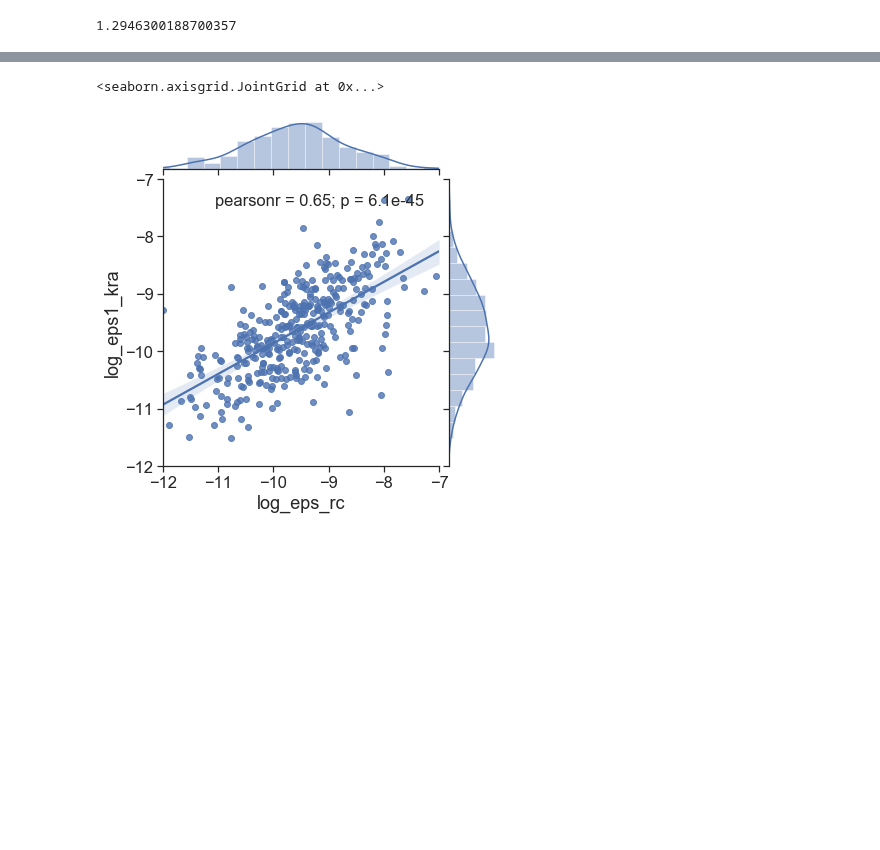
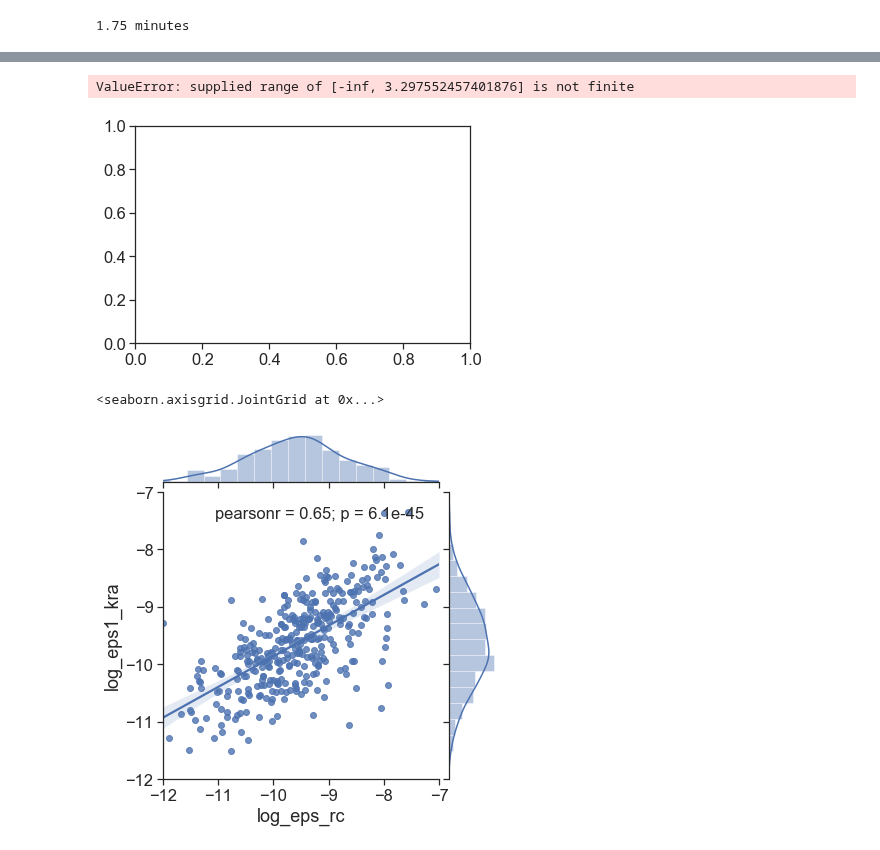
Before and after one commit to sessink/epsilon_from_emapex, a Jupyter notebook: notebooks/epsilon_calculation.ipynb, the cells around one changed output, grey strips where cells are left out. Cells and saved outputs as stored; diff of their text form; code cells hidden in the pictures; blank space fills up the shorter version.

```diff
--- a/notebooks/epsilon_calculation.ipynb
+++ b/notebooks/epsilon_calculation.ipynb
@@ -314,6 +383,8 @@ tms_block = compute_goto_eps(tms_block, p)
 # %timeit prepare_data(tms_block, ctd)
 # %%
 class Parameters(param.Parameterized):
+    from scipy.special import gammaln
+
     # global
     D = param.Number(1.4e-7, doc='Thermal diffusivity')
     nu = param.Number(1.2e-6, doc='Viscosity')
@@ -335,6 +406,7 @@ class Parameters(param.Parameterized):
     dof = param.Number(2, doc='for MLE, degrees of freedom')
 
 p = Parameters()
+p.gammadf = gammaln(p.dof/2.)
 # %%
 # %% MAIN
 a = time()
@@ -354,6 +426,7 @@ for l in liste:
         tms_block = compute_chi(tms_block, p)
         tms_block = compute_rc_eps(tms_block, p)
         tms_block = compute_goto_eps(tms_block, p)
+        tms_block = compute_likelihood_ratio(tms_block, p)
         tms_block = qc_rc_eps(tms_block, p)
         tms_block = mad(tms_block, p)
         tms_block = tms_block.swap_dims({'k_rpm': 'f_cps'})
@@ -365,11 +438,7 @@ for l in liste:
 ds =  xr.concat(ds, dim='time')
 
 b = (time()-a)/60
-print(b)
+print(f'{b:2.2f} minutes')
 # %% [output]
-1.2946300188700357
+1.75 minutes
-# %%
-ds['batchelor'] = batchelor(ds.k_rpm, ds.chi1, ds.kb1_bat, p)
-ds['kraichnan'] = kraichnan(ds.k_rpm, ds.chi1, ds.kb1_kra, p)
-ds['batch_rc'] = batchelor(ds.k_rpm, ds.chi1, ds.kb1_rc, p)
 # %%
@@ -388,9 +458,11 @@ rc = ds.hvplot(x='k_rpm',y='batch_rc',label='RC',**arguments)
                       fontsize={'title': 16, 'labels': 14, 'xticks': 12, 'yticks': 12, 'legend':12})
 # %% [output]
 [interactive output not drawn]
-# %%
-# sns.set(context='paper', style='ticks', font_scale=1.5)
-sns.set(context='notebook',style='ticks', font_scale=1.5)
+# %%
+ds.lhr1_bat.dropna(dim='time').plot.hist()
+# %% [output]
+ValueError: supplied range of [-inf, 3.297552457401876] is not finite
+[figure, added]
 # %%
 ds['log_eps_rc'] = np.log10(ds.eps_rc)
 ds['log_eps1_bat'] = np.log10(ds.eps1_bat)
```
Also changed, not shown: parts of 7 cells of this notebook, 1 other file.
